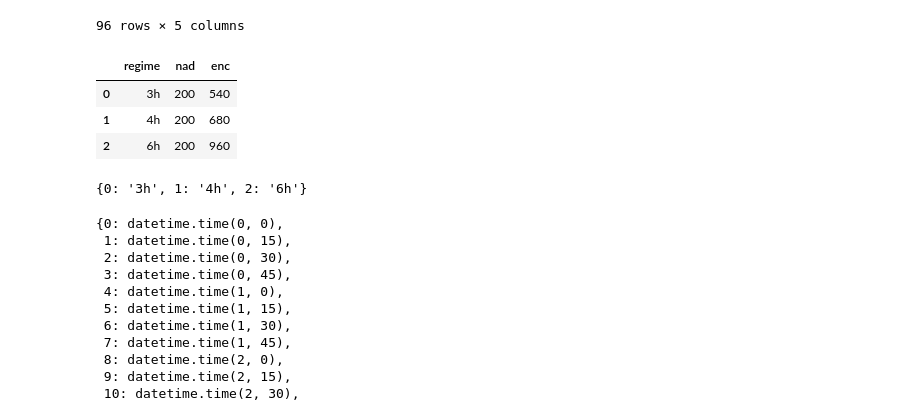
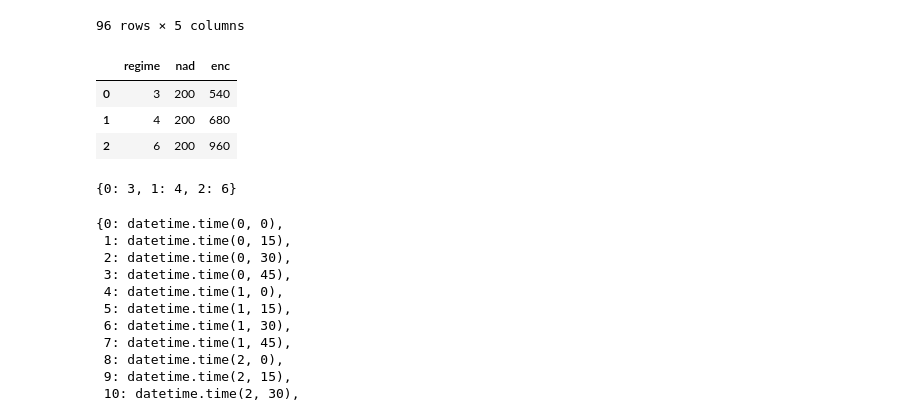
Before and after one commit to venturin-maxwell/attentus, a Jupyter notebook: nan_attentus_aula.ipynb, the cells around one changed output. Cells and saved outputs as stored; diff of their text form; code cells hidden in the pictures.

```diff
--- a/nan_attentus_aula.ipynb
+++ b/nan_attentus_aula.ipynb
@@ -503,14 +503,14 @@ df_nan
 96 rows × 5 columns
 # %%
 df_nad = pd.read_excel(
-    os.path.join("data", "nad.xlsx")
+    os.path.join("dados", "nad.xlsx")
 )
 df_nad
 # %% [output]
 |  | regime | nad | enc |
-| 0 | 3h | 200 | 540 |
-| 1 | 4h | 200 | 680 |
-| 2 | 6h | 200 | 960 |
+| 0 | 3 | 200 | 540 |
+| 1 | 4 | 200 | 680 |
+| 2 | 6 | 200 | 960 |
 # %%
 from itertools import product
 # %%
@@ -518,7 +518,7 @@ regimes = \
     df_nad["regime"].to_dict()
 regimes
 # %% [output]
-{0: '3h', 1: '4h', 2: '6h'}
+{0: 3, 1: 4, 2: 6}
 # %%
 inicios =\
     df_nan["hora_inicio"].to_dict()
```
Also changed, not shown: parts of 86 cells of this notebook, 4 other files.
